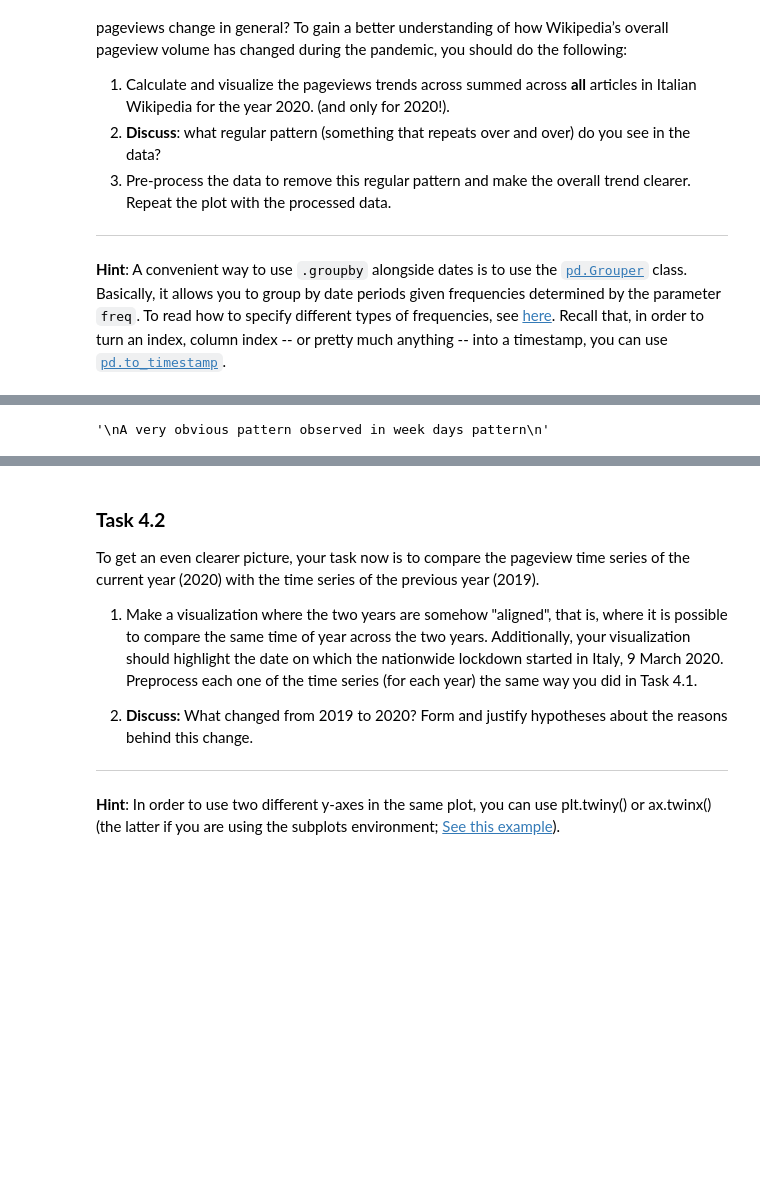
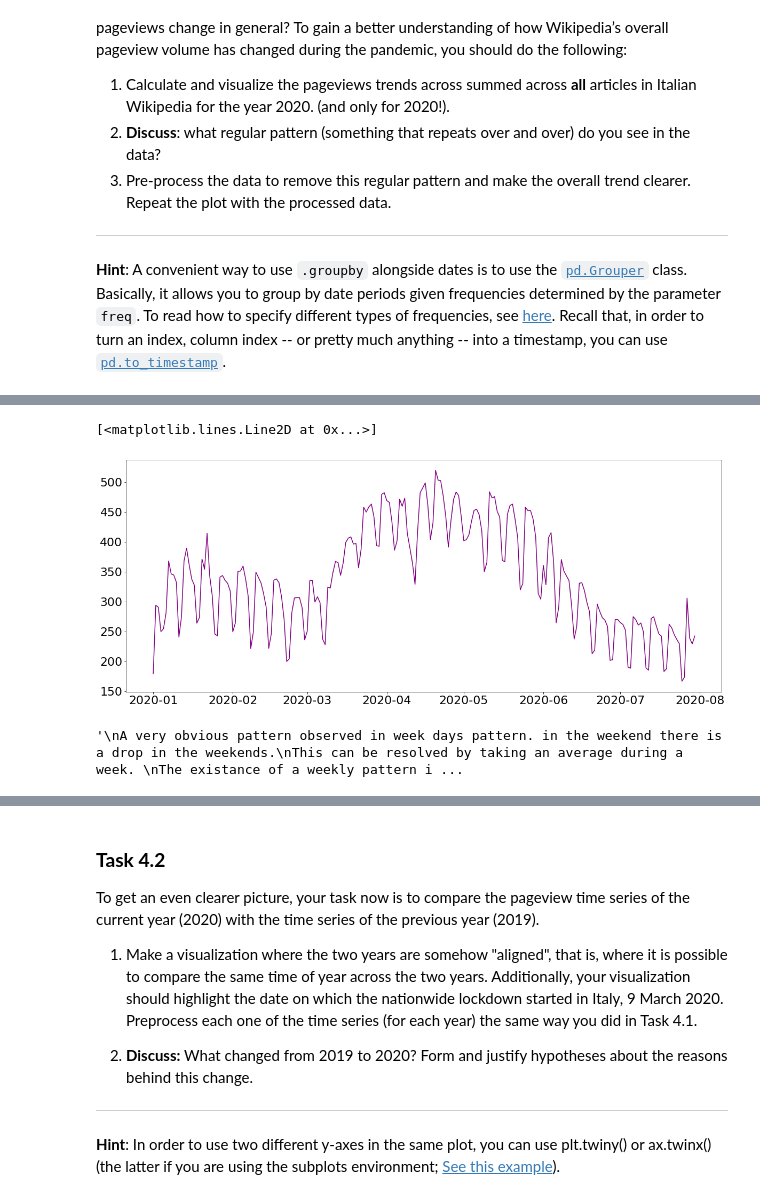
Before and after one commit to alec-flowers/ada-2020-homework1-pandas-pied, a Jupyter notebook: 01 - Pandas Data Wrangling and Data Viz/hw1.ipynb, the cells around one changed output, grey strips where cells are left out. Cells and saved outputs as stored; diff of their text form; code cells hidden in the pictures; blank space fills up the shorter version.

```diff
--- a/01 - Pandas Data Wrangling and Data Viz/hw1.ipynb
+++ b/01 - Pandas Data Wrangling and Data Viz/hw1.ipynb
@@ -464,8 +494,18 @@ plt.show()
-# %%
-### ~ 4.1.2
-### Your text here! ###
-'''
-A very obvious pattern observed in week days pattern
-'''
-# %% [output]
-'\nA very obvious pattern observed in week days pattern\n'
+# %%
+fig, ax = plt.subplots(figsize=(20, 8))
+ax.plot(tot_view_2020.Date,
+       1e-3*tot_view_2020['views'],
+       color='purple')
+# %% [output]
+[<matplotlib.lines.Line2D at 0x...>]
+[figure, added]
+# %%
+### ~ 4.1.2
+### Your text here! ###
+'''
+A very obvious pattern observed in week days pattern. in the weekend there is a drop in the weekends.
+This can be resolved by taking an average during a week.
+The existance of a weekly pattern is approved because as we later took the weekly average we could successfully get rid of the noise.
+'''
+# %% [output]
+'\nA very obvious pattern observed in week days pattern. in the weekend there is a drop in the weekends.\nThis can be resolved by taking an average during a week. \nThe existance of a weekly pattern i ...
```
Also changed, not shown: parts of 33 cells of this notebook.
